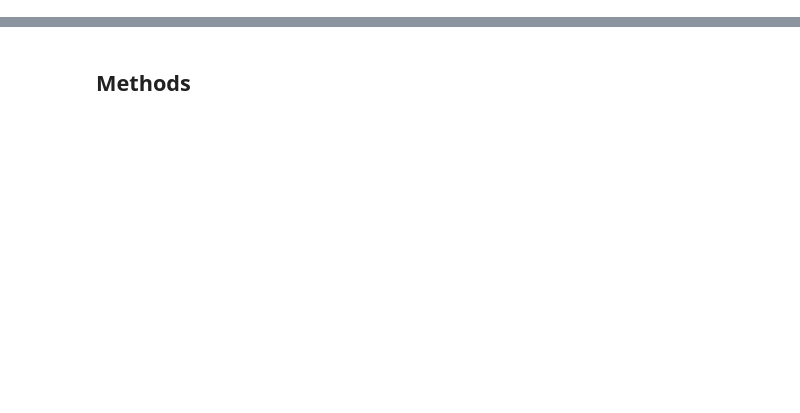
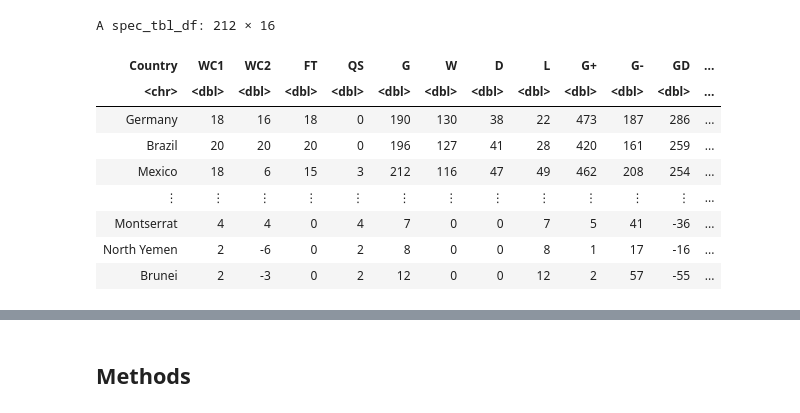
Before and after one commit to whalebeavercat/dsci-100-group-146, a Jupyter notebook: Project_Proposal_146.ipynb, the cells around one changed output, grey strips where cells are left out. Saved outputs shown, nothing was run; the diff lists cells and outputs as text; code cells hidden in the pictures; blank space fills up the shorter version.

```diff
--- a/Project_Proposal_146.ipynb
+++ b/Project_Proposal_146.ipynb
@@ -111,0 +130,15 @@ A spec_tbl_df: 76 × 14
+# %%
+# Loading training soccer_data from World Cup data of all time from 1930 - 2020
+soccer_data <- read_csv("data/SoccerDataWorldCupALL.csv", show_col_types = FALSE)
+soccer_data
+# %% [output]
+A spec_tbl_df: 212 × 16
+| Country | WC1 | WC2 | FT | QS | G | W | D | L | G+ | G- | GD | ... |
+| <chr> | <dbl> | <dbl> | <dbl> | <dbl> | <dbl> | <dbl> | <dbl> | <dbl> | <dbl> | <dbl> | <dbl> | ... |
+| Germany | 18 | 16 | 18 | 0 | 190 | 130 | 38 | 22 | 473 | 187 | 286 | ... |
+| Brazil | 20 | 20 | 20 | 0 | 196 | 127 | 41 | 28 | 420 | 161 | 259 | ... |
+| Mexico | 18 | 6 | 15 | 3 | 212 | 116 | 47 | 49 | 462 | 208 | 254 | ... |
+| ⋮ | ⋮ | ⋮ | ⋮ | ⋮ | ⋮ | ⋮ | ⋮ | ⋮ | ⋮ | ⋮ | ⋮ | ... |
+| Montserrat | 4 | 4 | 0 | 4 | 7 | 0 | 0 | 7 | 5 | 41 | -36 | ... |
+| North Yemen | 2 | -6 | 0 | 2 | 8 | 0 | 0 | 8 | 1 | 17 | -16 | ... |
+| Brunei | 2 | -3 | 0 | 2 | 12 | 0 | 0 | 12 | 2 | 57 | -55 | ... |
```
Also changed, not shown: parts of 25 cells of this notebook, 2 other files.
